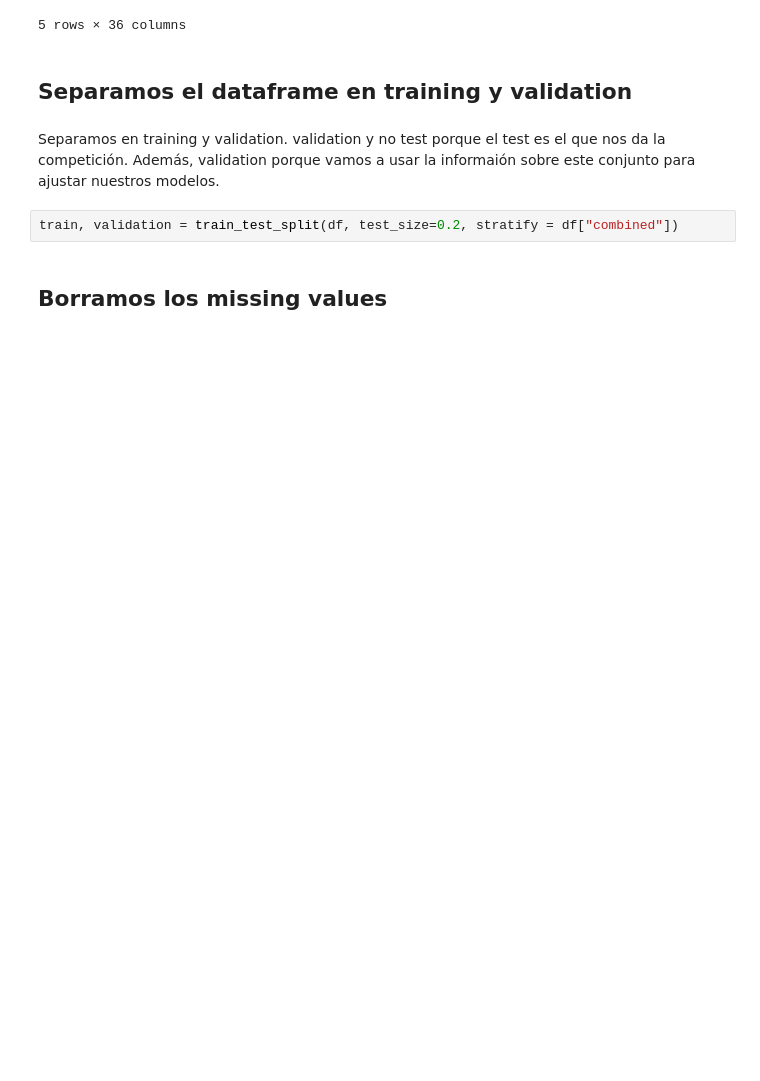
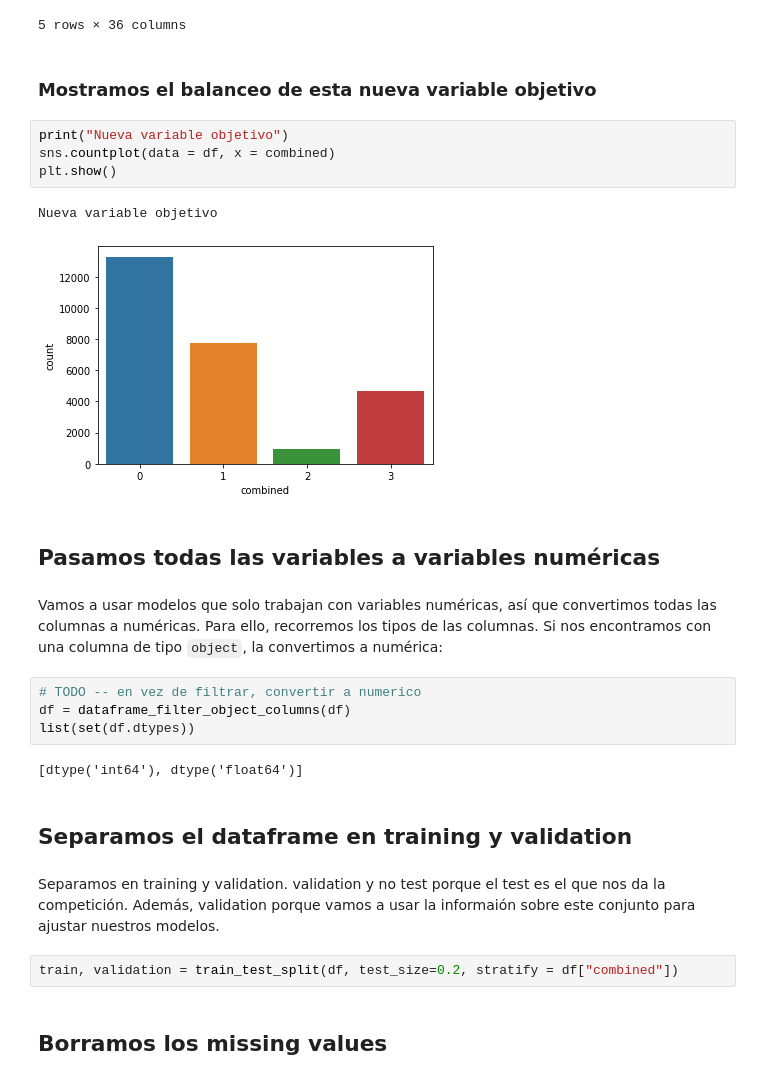
Before and after one commit to SergioQuijanoRey/PracticasInteligenciaNegocio, a Jupyter notebook: Práctica 3/Notebook.ipynb, the cells around one changed output. Cells and saved outputs as stored; diff of their text form; blank space fills up the shorter version.

```diff
--- a/Práctica 3/Notebook.ipynb
+++ b/Práctica 3/Notebook.ipynb
@@ -125,6 +172,25 @@ df.head()
 | 3 | 1.0 | 1.0 | 0.0 | 1.0 | 0.0 | ... |
 | 4 | 2.0 | 1.0 | 0.0 | 1.0 | 0.0 | ... |
 5 rows × 36 columns
+# %% [markdown]
+### Mostramos el balanceo de esta nueva variable objetivo
+# %%
+print("Nueva variable objetivo")
+sns.countplot(data = df, x = combined)
+plt.show()
+# %% [output]
+Nueva variable objetivo
+[figure, added]
+# %% [markdown]
+## Pasamos todas las variables a variables numéricas
+# %% [markdown]
+Vamos a usar modelos que solo trabajan con variables numéricas, así que convertimos todas las columnas a numéricas. Para ello, recorremos los tipos de las columnas. Si nos encontramos con una columna de tipo `object`, la convertimos a numérica:
+# %%
+# TODO -- en vez de filtrar, convertir a numerico
+df = dataframe_filter_object_columns(df)
+list(set(df.dtypes))
+# %% [output]
+[dtype('int64'), dtype('float64')]
 # %% [markdown]
 ## Separamos el dataframe en training y validation
 # %% [markdown]
```
Also changed, not shown: parts of 12 cells of this notebook.
